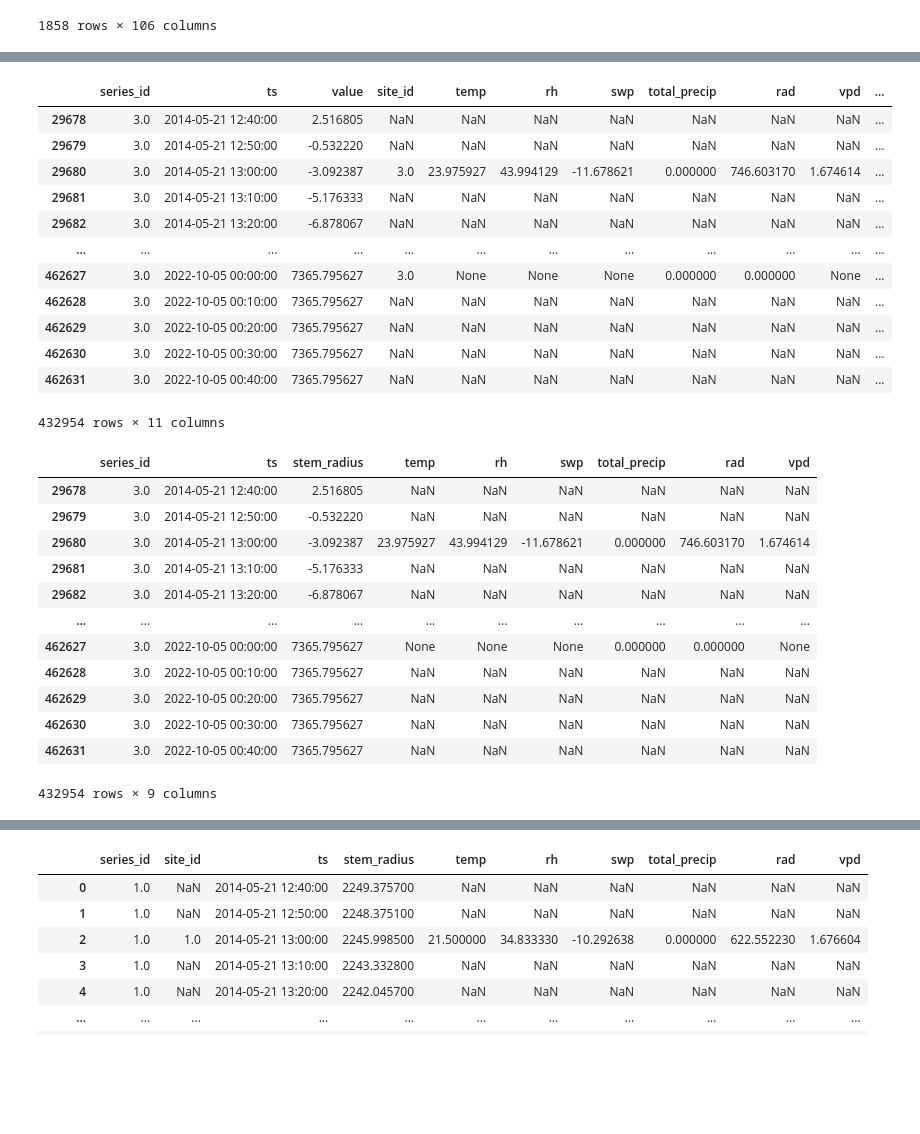
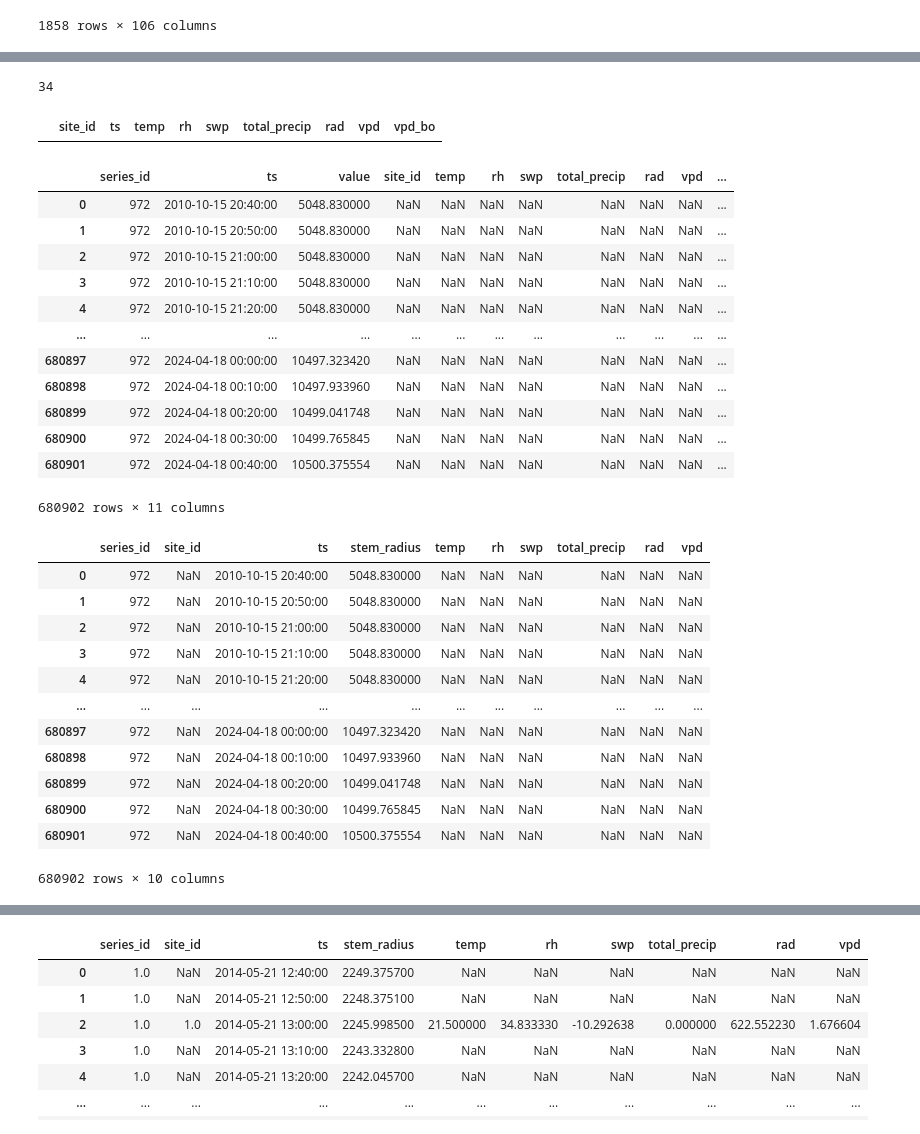
Before and after one commit to treenet/treenetai, a Jupyter notebook: task_scripts/raw_data_elaboration.ipynb, the cells around one changed output, grey strips where cells are left out. Saved outputs shown, nothing was run; the diff lists cells and outputs as text; code cells hidden in the pictures; blank space fills up the shorter version.

```diff
--- a/task_scripts/raw_data_elaboration.ipynb
+++ b/task_scripts/raw_data_elaboration.ipynb
@@ -100,8 +116,8 @@ dendro
  Index: [],
  ...}
 # %%
-i=3
-a = pd.merge(dendro[i], clima[i], on = "ts", how = "outer")
+i=192
+a = pd.merge(dendro[i], clima[meta_id[i].site_id], on = "ts", how = "outer")
 a
 # %% [output]
 |  | series_id | ts | value | site_id | temp | rh | swp | total_precip | rad | vpd | ... |
@@ -120,34 +136,42 @@ a
+# %%
+meta_id[i].site_id
+# %% [output]
+34
+# %%
+clima[34]
+# %% [output]
+|  | site_id | ts | temp | rh | swp | total_precip | rad | vpd | vpd_bo |
 # %%
 b = a [a.value.first_valid_index():a.value.last_valid_index()]
 b
 # %% [output]
 |  | series_id | ts | value | site_id | temp | rh | swp | total_precip | rad | vpd | ... |
-| 29678 | 3.0 | 2014-05-21 12:40:00 | 2.516805 | NaN | NaN | NaN | NaN | NaN | NaN | NaN | ... |
-| 29679 | 3.0 | 2014-05-21 12:50:00 | -0.532220 | NaN | NaN | NaN | NaN | NaN | NaN | NaN | ... |
-| 29680 | 3.0 | 2014-05-21 13:00:00 | -3.092387 | 3.0 | 23.975927 | 43.994129 | -11.678621 | 0.000000 | 746.603170 | 1.674614 | ... |
-| 29681 | 3.0 | 2014-05-21 13:10:00 | -5.176333 | NaN | NaN | NaN | NaN | NaN | NaN | NaN | ... |
-| 29682 | 3.0 | 2014-05-21 13:20:00 | -6.878067 | NaN | NaN | NaN | NaN | NaN | NaN | NaN | ... |
+| 0 | 972 | 2010-10-15 20:40:00 | 5048.830000 | NaN | NaN | NaN | NaN | NaN | NaN | NaN | ... |
+| 1 | 972 | 2010-10-15 20:50:00 | 5048.830000 | NaN | NaN | NaN | NaN | NaN | NaN | NaN | ... |
+| 2 | 972 | 2010-10-15 21:00:00 | 5048.830000 | NaN | NaN | NaN | NaN | NaN | NaN | NaN | ... |
+| 3 | 972 | 2010-10-15 21:10:00 | 5048.830000 | NaN | NaN | NaN | NaN | NaN | NaN | NaN | ... |
+| 4 | 972 | 2010-10-15 21:20:00 | 5048.830000 | NaN | NaN | NaN | NaN | NaN | NaN | NaN | ... |
 | ... | ... | ... | ... | ... | ... | ... | ... | ... | ... | ... | ... |
-| 462627 | 3.0 | 2022-10-05 00:00:00 | 7365.795627 | 3.0 | None | None | None | 0.000000 | 0.000000 | None | ... |
-| 462628 | 3.0 | 2022-10-05 00:10:00 | 7365.795627 | NaN | NaN | NaN | NaN | NaN | NaN | NaN | ... |
-| 462629 | 3.0 | 2022-10-05 00:20:00 | 7365.795627 | NaN | NaN | NaN | NaN | NaN | NaN | NaN | ... |
-| 462630 | 3.0 | 2022-10-05 00:30:00 | 7365.795627 | NaN | NaN | NaN | NaN | NaN | NaN | NaN | ... |
-| 462631 | 3.0 | 2022-10-05 00:40:00 | 7365.795627 | NaN | NaN | NaN | NaN | NaN | NaN | NaN | ... |
+| 680897 | 972 | 2024-04-18 00:00:00 | 10497.323420 | NaN | NaN | NaN | NaN | NaN | NaN | NaN | ... |
+| 680898 | 972 | 2024-04-18 00:10:00 | 10497.933960 | NaN | NaN | NaN | NaN | NaN | NaN | NaN | ... |
+| 680899 | 972 | 2024-04-18 00:20:00 | 10499.041748 | NaN | NaN | NaN | NaN | NaN | NaN | NaN | ... |
+| 680900 | 972 | 2024-04-18 00:30:00 | 10499.765845 | NaN | NaN | NaN | NaN | NaN | NaN | NaN | ... |
+| 680901 | 972 | 2024-04-18 00:40:00 | 10500.375554 | NaN | NaN | NaN | NaN | NaN | NaN | NaN | ... |
-432954 rows × 11 columns
+680902 rows × 11 columns
 # %%
-c = b[["series_id", "ts", "value", "temp", "rh", "swp", "total_precip", "rad", "vpd"]].rename(columns={"value": "stem_radius"})
+c = b[["series_id", "site_id", "ts", "value", "temp", "rh", "swp", "total_precip", "rad", "vpd"]].rename(columns={"value": "stem_radius"})
 c
 # %% [output]
-|  | series_id | ts | stem_radius | temp | rh | swp | total_precip | rad | vpd |
-| 29678 | 3.0 | 2014-05-21 12:40:00 | 2.516805 | NaN | NaN | NaN | NaN | NaN | NaN |
-| 29679 | 3.0 | 2014-05-21 12:50:00 | -0.532220 | NaN | NaN | NaN | NaN | NaN | NaN |
-| 29680 | 3.0 | 2014-05-21 13:00:00 | -3.092387 | 23.975927 | 43.994129 | -11.678621 | 0.000000 | 746.603170 | 1.674614 |
-| 29681 | 3.0 | 2014-05-21 13:10:00 | -5.176333 | NaN | NaN | NaN | NaN | NaN | NaN |
-| 29682 | 3.0 | 2014-05-21 13:20:00 | -6.878067 | NaN | NaN | NaN | NaN | NaN | NaN |
-| ... | ... | ... | ... | ... | ... | ... | ... | ... | ... |
-| 462627 | 3.0 | 2022-10-05 00:00:00 | 7365.795627 | None | None | None | 0.000000 | 0.000000 | None |
-| 462628 | 3.0 | 2022-10-05 00:10:00 | 7365.795627 | NaN | NaN | NaN | NaN | NaN | NaN |
-| 462629 | 3.0 | 2022-10-05 00:20:00 | 7365.795627 | NaN | NaN | NaN | NaN | NaN | NaN |
-| 462630 | 3.0 | 2022-10-05 00:30:00 | 7365.795627 | NaN | NaN | NaN | NaN | NaN | NaN |
-| 462631 | 3.0 | 2022-10-05 00:40:00 | 7365.795627 | NaN | NaN | NaN | NaN | NaN | NaN |
+|  | series_id | site_id | ts | stem_radius | temp | rh | swp | total_precip | rad | vpd |
+| 0 | 972 | NaN | 2010-10-15 20:40:00 | 5048.830000 | NaN | NaN | NaN | NaN | NaN | NaN |
+| 1 | 972 | NaN | 2010-10-15 20:50:00 | 5048.830000 | NaN | NaN | NaN | NaN | NaN | NaN |
+| 2 | 972 | NaN | 2010-10-15 21:00:00 | 5048.830000 | NaN | NaN | NaN | NaN | NaN | NaN |
+| 3 | 972 | NaN | 2010-10-15 21:10:00 | 5048.830000 | NaN | NaN | NaN | NaN | NaN | NaN |
+| 4 | 972 | NaN | 2010-10-15 21:20:00 | 5048.830000 | NaN | NaN | NaN | NaN | NaN | NaN |
+| ... | ... | ... | ... | ... | ... | ... | ... | ... | ... | ... |
+| 680897 | 972 | NaN | 2024-04-18 00:00:00 | 10497.323420 | NaN | NaN | NaN | NaN | NaN | NaN |
+| 680898 | 972 | NaN | 2024-04-18 00:10:00 | 10497.933960 | NaN | NaN | NaN | NaN | NaN | NaN |
+| 680899 | 972 | NaN | 2024-04-18 00:20:00 | 10499.041748 | NaN | NaN | NaN | NaN | NaN | NaN |
+| 680900 | 972 | NaN | 2024-04-18 00:30:00 | 10499.765845 | NaN | NaN | NaN | NaN | NaN | NaN |
+| 680901 | 972 | NaN | 2024-04-18 00:40:00 | 10500.375554 | NaN | NaN | NaN | NaN | NaN | NaN |
-432954 rows × 9 columns
+680902 rows × 10 columns
```
Also changed, not shown: parts of 13 cells of this notebook, 2 other files.
